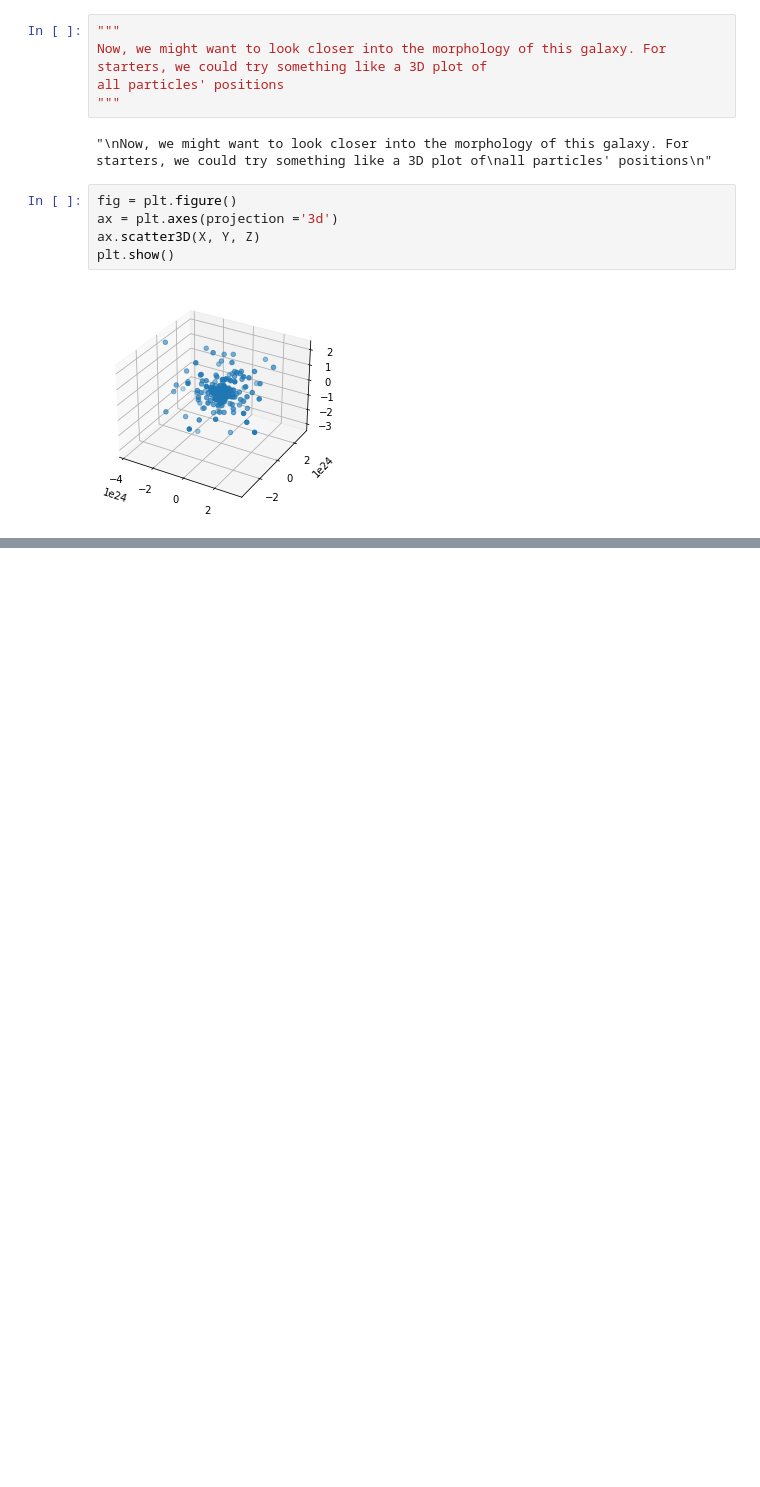
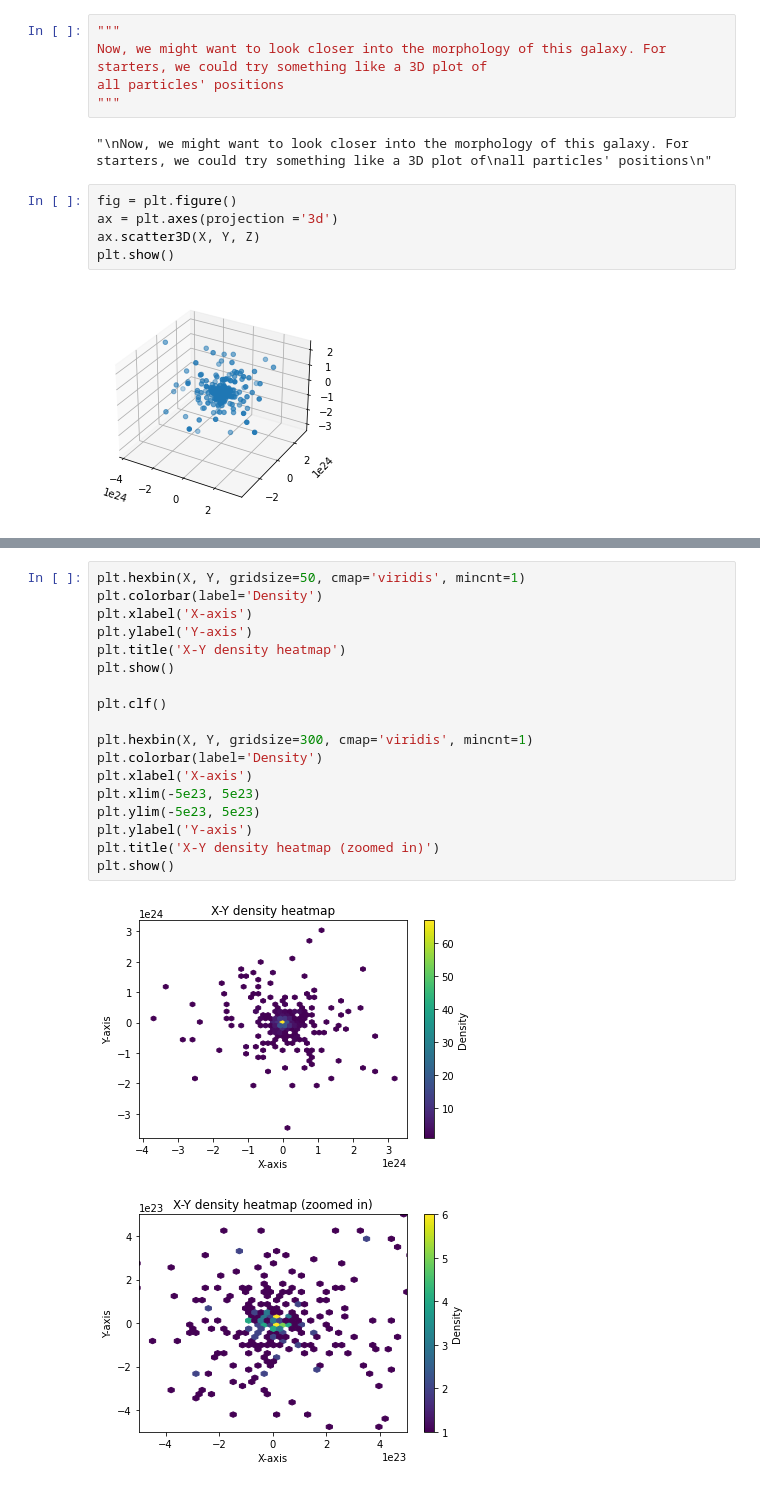
Before and after one commit to LukaJevtovic/NBody-Simulation, a Jupyter notebook: Euler.ipynb, the cells around one changed output, grey strips where cells are left out. Drawn from its saved outputs; the diff is of its cells as text; blank space fills up the shorter version.

```diff
--- a/Euler.ipynb
+++ b/Euler.ipynb
@@ -254,0 +366,21 @@ and then calculate the density of concentric thin shells around the center of ma
+# %%
+plt.hexbin(X, Y, gridsize=50, cmap='viridis', mincnt=1)
+plt.colorbar(label='Density')
+plt.xlabel('X-axis')
+plt.ylabel('Y-axis')
+plt.title('X-Y density heatmap')
+plt.show()
+
+plt.clf()
+
+plt.hexbin(X, Y, gridsize=300, cmap='viridis', mincnt=1)
+plt.colorbar(label='Density')
+plt.xlabel('X-axis')
+plt.xlim(-5e23, 5e23)
+plt.ylim(-5e23, 5e23)
+plt.ylabel('Y-axis')
+plt.title('X-Y density heatmap (zoomed in)')
+plt.show()
+# %% [output]
+[figure, added]
+[figure, added]
```
Also changed, not shown: parts of 8 cells of this notebook.
